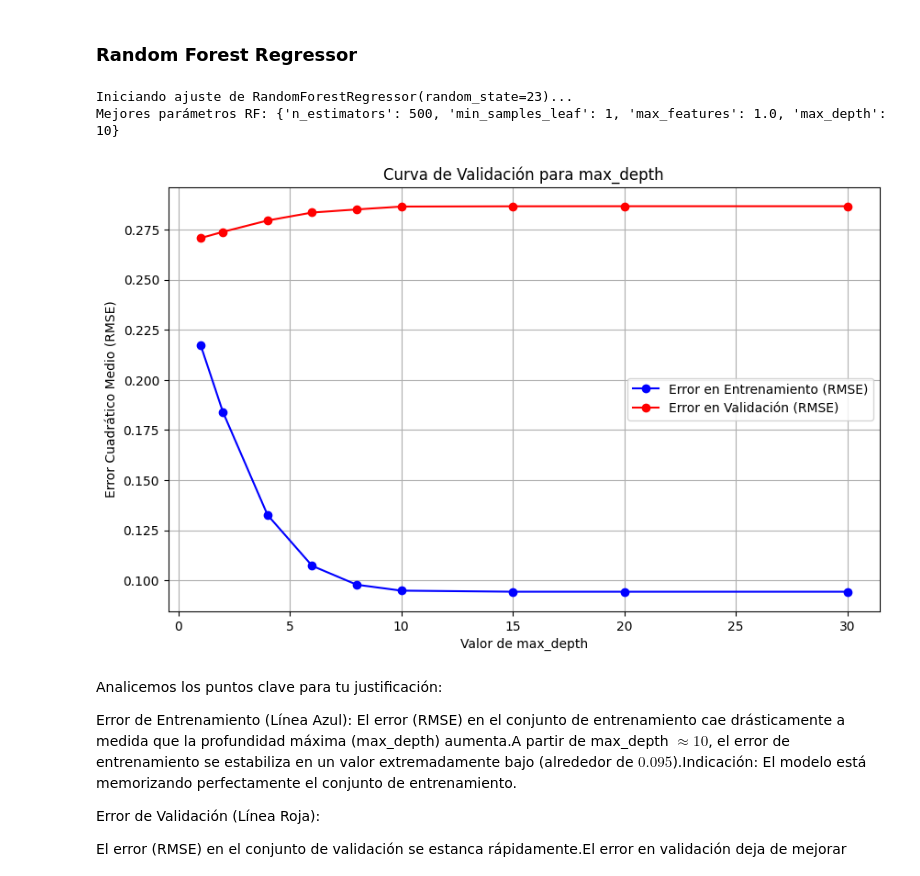
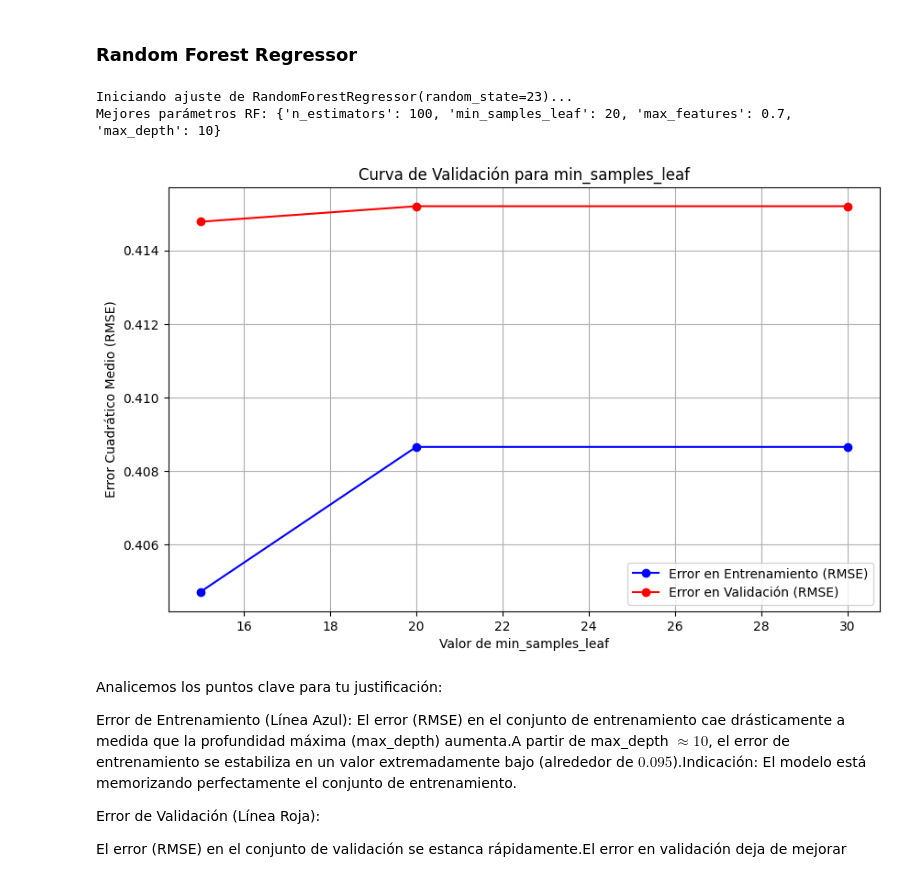
Before and after one commit to anavagi/anticoagulant-patology-analysis, a Jupyter notebook: ModelTraining_and_Conclusions_02.ipynb, the cells around one changed output. Cells and saved outputs as stored; diff of their text form; code cells hidden in the pictures.

```diff
--- a/ModelTraining_and_Conclusions_02.ipynb
+++ b/ModelTraining_and_Conclusions_02.ipynb
@@ -30,5 +35,10 @@ from xgboost import XGBRegressor
 # %%
 df = load_and_info('data/df_investig_INR.csv')
+
+columnas_a_eliminar = ['Unnamed: 0']
+
+if 'Unnamed: 0' in df.columns:
+    df = df.drop(columns=columnas_a_eliminar)
 # %% [output]
 |  | Column | Dtype | Missing | Unique | Sample values |
 | 0 | Unnamed: 0 | int64 | 0 | 133 | [0, 1, 2, 3, 4] |
@@ -48,7 +93,7 @@ El juego de datos contiene 80 variables y 133 observaciones, de las cuales 0 son
 ### División en las muestras de entrenamiento, validación, calibración y prueba
 # %%
 target_column = 'INR'
-X = df.drop(columns=[target_column, 'CODI_PACIENT'])
+X = df.drop(columns=[target_column])
 y = df[target_column]
 
 # X_train_full: 70% para Entrenamiento y Validación.
@@ -163,17 +200,6 @@ X_val_scaled = norm.transform(X_val_processed) # Transformamos Validación
 
 X_test_scaled = norm.transform(X_test_processed)
 X_cal_scaled = norm.transform(X_cal_processed)
-# %%
-import re
-def clean_feature_names(df):
-    """Remove special JSON characters from column names"""
-    df = df.copy()
-    df.columns = [re.sub(r'[^A-Za-z0-9_]', '_', str(col)) for col in df.columns]
-    return df
-
-# Clean your training data columns
-X_train_scaled = clean_feature_names(X_train_scaled)
-X_test_scaled = clean_feature_names(X_test_scaled)
 # %% [markdown]
 # 4. Entrenamiento de los modelos
 # %% [markdown]
@@ -252,20 +286,20 @@ dt_model = DecisionTreeRegressor(max_depth=4, random_state=23)
 param_grid_rf = {
     'n_estimators': [100, 200, 500],
     'max_depth': [5, 10, 15, None],
-    'min_samples_leaf': [1, 2, 4],
+    'min_samples_leaf': [5, 10, 20],
     'max_features': [0.5, 0.7, 1.0]
 }
 
 best_rf = bestHiperparamethers_randomizedSearchCV(param_grid_rf,RandomForestRegressor(random_state=23),X_train_scaled, y_train)
 # %% [output]
 Iniciando ajuste de RandomForestRegressor(random_state=23)...
-Mejores parámetros RF: {'n_estimators': 500, 'min_samples_leaf': 1, 'max_features': 1.0, 'max_depth': 10}
+Mejores parámetros RF: {'n_estimators': 100, 'min_samples_leaf': 20, 'max_features': 0.7, 'max_depth': 10}
 # %%
-param_range_depth = [1, 2, 4, 6, 8, 10, 15, 20, 30]
+param_range_depth = [15, 20, 30]
 
-plot_validation_curve_boosting(best_rf, X_train_scaled, y_train,"max_depth",param_range_depth)
+plot_validation_curve_boosting(best_rf, X_train_scaled, y_train,"min_samples_leaf",param_range_depth)
 # %% [output]
-[figure, old version]
+[figure, new version]
 # %% [markdown]
 Analicemos los puntos clave para tu justificación:
 
```
Also changed, not shown: parts of 22 cells of this notebook, 11 other files.
